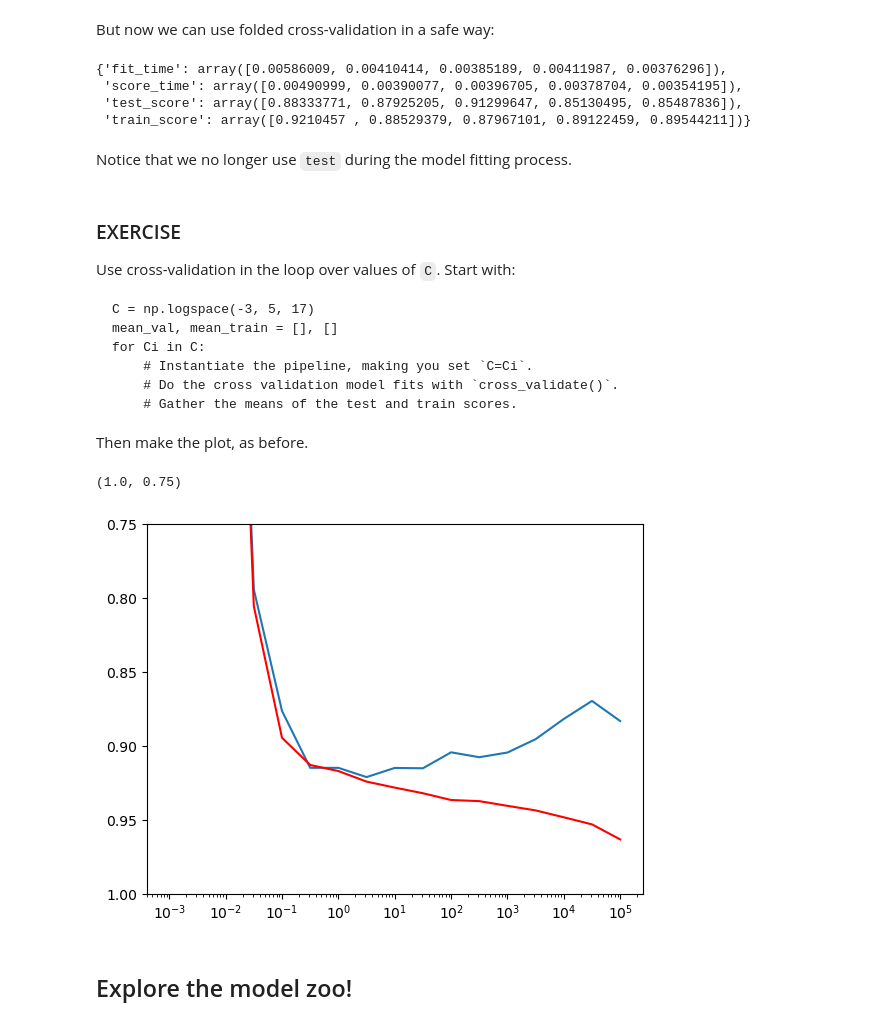
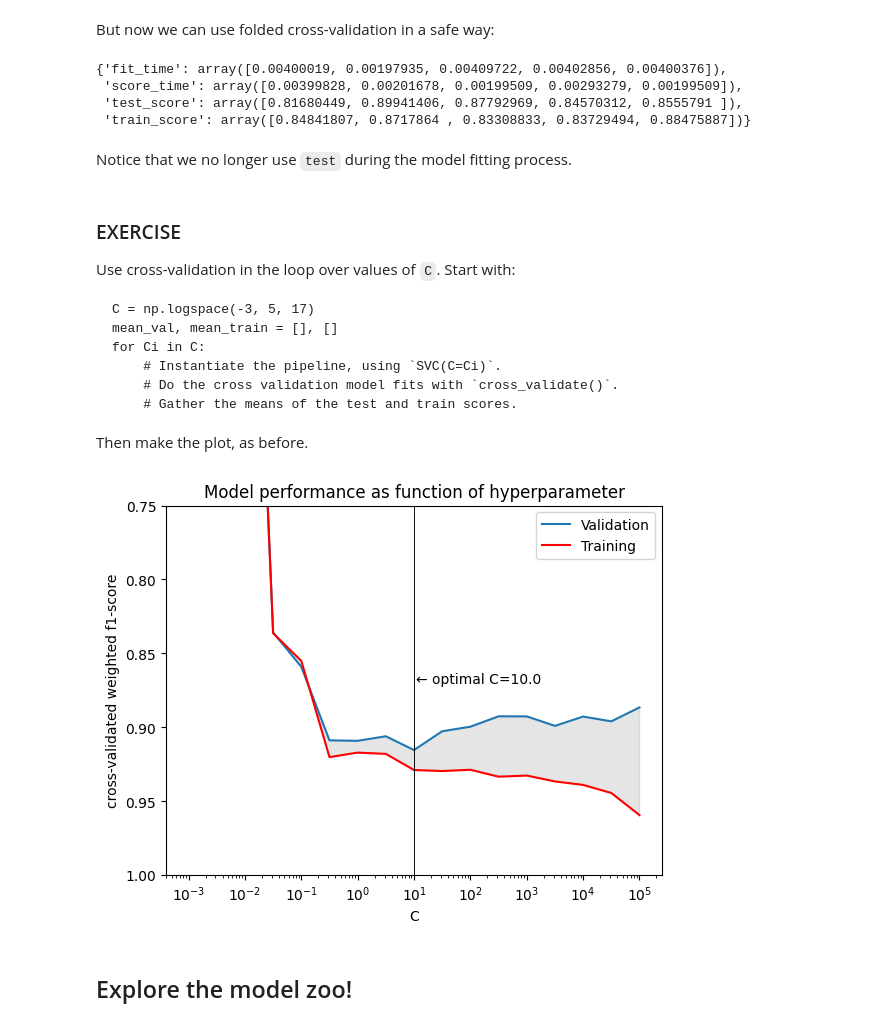
Before and after one commit to dawidszczur/intro-to-data-science, a Jupyter notebook: SOLUTIONS/1_classification_SOLVED.ipynb, the cells around one changed output. Drawn from its saved outputs; the diff is of its cells as text; code cells hidden in the pictures.

```diff
--- a/SOLUTIONS/1_classification_SOLVED.ipynb
+++ b/SOLUTIONS/1_classification_SOLVED.ipynb
@@ -13,7 +13,7 @@ First we'll import some data. I'm using an extract from the Rock Property Catalo
 # %%
 import pandas as pd
 
-url = 'https://raw.githubusercontent.com/scienxlab/datasets/refs/heads/main/rpc/3-lithologies.csv'
+url = 'https://raw.githubusercontent.com/scienxlab/datasets/refs/heads/main/rpc/rpc-3-imbalanced.csv'
 
 df = pd.read_csv(url)
 
@@ -94,6 +100,6 @@ from sklearn.svm import SVC
 
 svc = SVC(kernel='linear')
 
-svc.fit(X, y)
+clf = svc.fit(X, y)
 
-y_pred = svc.predict(X)
+y_pred = clf.predict(X)
@@ -221,0 +321,8 @@ sns.kdeplot(X_test[:, 0])
+# %%
+X_train, X_test, y_train, y_test = train_test_split(X, y, random_state=1337)
+
+svc = SVC(kernel='linear')
+svc.fit(X_train, y_train)
+y_pred = svc.predict(X_test)
+
+print(classification_report(y_test, y_pred))
@@ -431,10 +615,11 @@ Fair evaluation is hard!
 But now we can use folded cross-validation in a safe way:
 # %%
 from sklearn.model_selection import cross_validate, StratifiedKFold
-from sklearn.metrics import make_scorer
+#from sklearn.metrics import make_scorer
 
 pipe = make_pipeline(StandardScaler(), SVC(C=0.1))
 skf = StratifiedKFold(n_splits=5, shuffle=True, random_state=42)
+# StratifiedKFold is useful for handling potential class imbalanced splits!
 
 cross_validate(pipe,
                X_train, y_train,
@@ -444,10 +629,10 @@ cross_validate(pipe,
                # Also useful: groups
               )
 # %% [output]
-{'fit_time': array([0.00586009, 0.00410414, 0.00385189, 0.00411987, 0.00376296]),
- 'score_time': array([0.00490999, 0.00390077, 0.00396705, 0.00378704, 0.00354195]),
- 'test_score': array([0.88333771, 0.87925205, 0.91299647, 0.85130495, 0.85487836]),
- 'train_score': array([0.9210457 , 0.88529379, 0.87967101, 0.89122459, 0.89544211])}
+{'fit_time': array([0.00400019, 0.00197935, 0.00409722, 0.00402856, 0.00400376]),
+ 'score_time': array([0.00399828, 0.00201678, 0.00199509, 0.00293279, 0.00199509]),
+ 'test_score': array([0.81680449, 0.89941406, 0.87792969, 0.84570312, 0.8555791 ]),
+ 'train_score': array([0.84841807, 0.8717864 , 0.83308833, 0.83729494, 0.88475887])}
 # %% [markdown]
 Notice that we no longer use `test` during the model fitting process.
 # %% [markdown]
@@ -458,7 +643,7 @@ Use cross-validation in the loop over values of `C`. Start with:
     C = np.logspace(-3, 5, 17)
     mean_val, mean_train = [], []
     for Ci in C:
-        # Instantiate the pipeline, making you set `C=Ci`.
+        # Instantiate the pipeline, using `SVC(C=Ci)`.
         # Do the cross validation model fits with `cross_validate()`.
         # Gather the means of the test and train scores.
 
@@ -466,15 +651,23 @@ Then make the plot, as before.
 # %%
 mean_val, mean_train = [], []
 for Ci in C:
     pipe = make_pipeline(StandardScaler(), SVC(C=Ci))
     cross_val = cross_validate(pipe, X_train, y_train, scoring='f1_weighted', cv=skf, return_train_score=True)
     mean_val.append(np.mean(cross_val['test_score']))
     mean_train.append(np.mean(cross_val['train_score']))
 
-plt.plot(C, mean_val)
-plt.plot(C, mean_train, c='r')
+C_opt = C[np.argmax(mean_val)]
+
+plt.plot(C, mean_val, label='Validation')
+plt.plot(C, mean_train, c='r', label='Training')
+plt.fill_between(C, mean_val, mean_train, alpha=0.2, color='grey')
+plt.xlabel('C')
+plt.ylabel('cross-validated weighted f1-score')
+plt.title('Model performance as function of hyperparameter')
+plt.axvline(C_opt, c='k', lw=0.67)
+plt.text(1.1*C_opt, 0.87, f"← optimal C={C_opt:.1f}")
 plt.xscale('log')
 plt.ylim(1, 0.75)
+_ = plt.legend()
 # %% [output]
-(1.0, 0.75)
-[figure, old version]
+[figure, new version]
```
Also changed, not shown: parts of 58 cells of this notebook, 2 other files.
